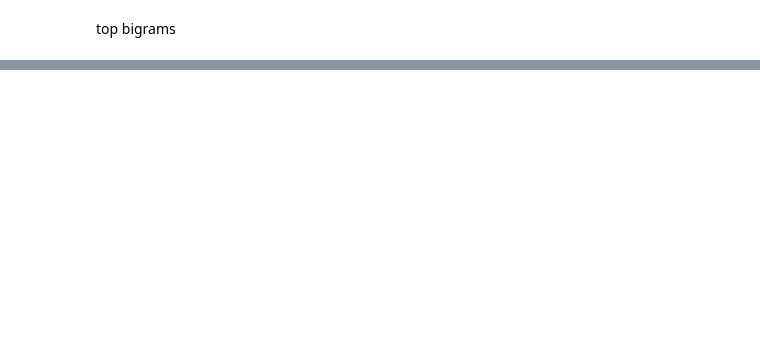
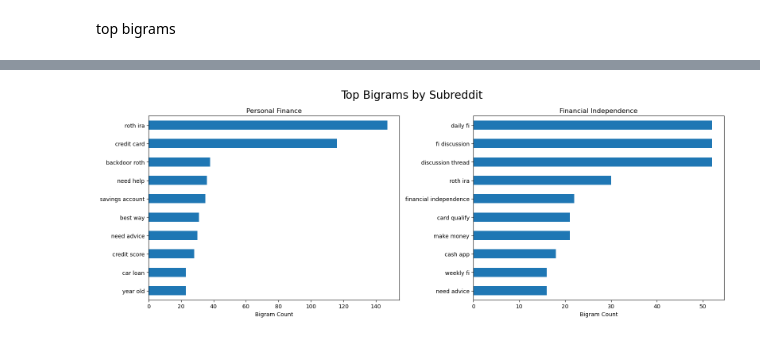
Before and after one commit to Osei7/reddit-classification-nlp, a Jupyter notebook: code/Notebook_2_Data_Cleaning_EDA.ipynb, the cells around one changed output, grey strips where cells are left out. Cells and saved outputs as stored; diff of their text form; code cells hidden in the pictures; blank space fills up the shorter version.

```diff
--- a/code/Notebook_2_Data_Cleaning_EDA.ipynb
+++ b/code/Notebook_2_Data_Cleaning_EDA.ipynb
@@ -414,8 +474,8 @@ top bigrams
 # %%
-# cv = CountVectorizer(stop_words = 'english', ngram_range = (2,2))
+cv = CountVectorizer(stop_words = 'english', ngram_range = (2,2))
 
-# per_fin_vec = cv.fit_transform(per_fin['tokenized'])
-# per_fin_vec_df = pd.DataFrame(per_fin_vec.todense(), column = cv.get_feature_names_out())
+per_fin_vec = cv.fit_transform(pd.Series([' '.join(i) for i in per_fin['tokenized']]))
+per_fin_vec_df = pd.DataFrame(per_fin_vec.todense(), columns = cv.get_feature_names_out())
 
-# fin_vec = cv.fit_transform(fin_ind['tokenized'])
-# fin_vec_df = pd.DataFrame(fin_vec.todense(), column = cv.get_feature_names_out())
+fin_vec = cv.fit_transform(pd.Series([' '.join(i) for i in fin_ind['tokenized']]))
+fin_vec_df = pd.DataFrame(fin_vec.todense(), columns = cv.get_feature_names_out())
@@ -421,0 +514,17 @@ top bigrams
+# %%
+fig, ax = plt.subplots(1,2, figsize=(16,6))
+per_fin_vec_df.sum().sort_values(ascending=False).head(10).plot(kind='barh', ax=ax[0])
+fin_vec_df.sum().sort_values(ascending=False).head(10).plot(kind='barh', ax=ax[1])
+
+ax[0].invert_yaxis()
+ax[1].invert_yaxis();
+
+ax[0].set(xlabel='Bigram Count', title='Personal Finance')
+ax[1].set(xlabel='Bigram Count', title='Financial Independence')
+
+fig.suptitle('Top Bigrams by Subreddit', fontsize=20);
+
+plt.tight_layout()
+plt.savefig('../images/top bigrams by subreddit.jpg')
+# %% [output]
+[figure, added]
```
Also changed, not shown: parts of 26 cells of this notebook, 8 other files.
